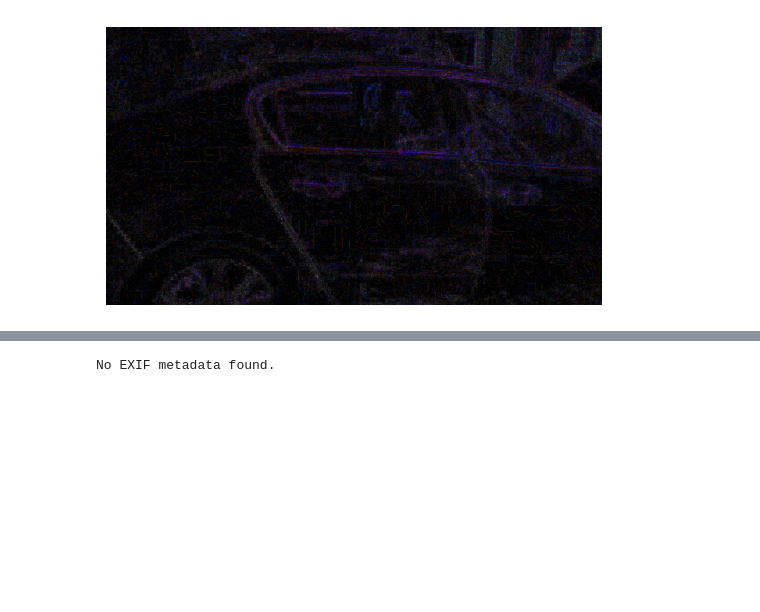
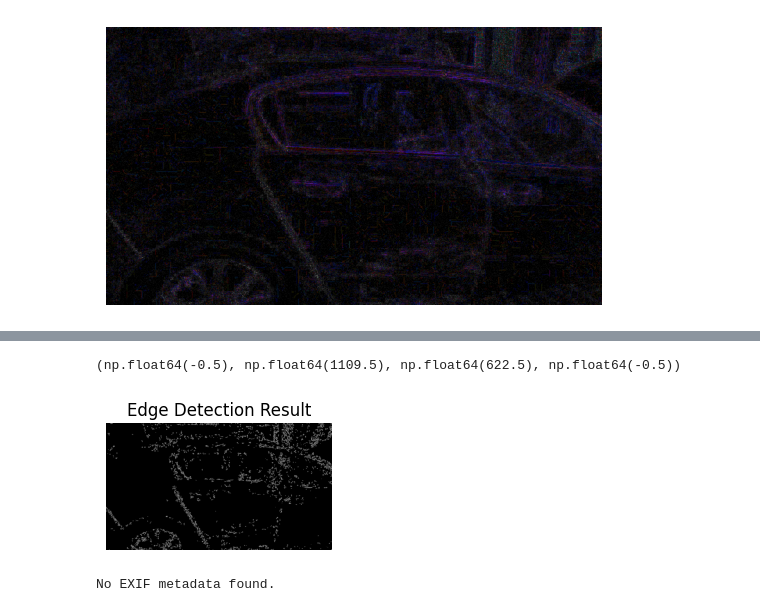
Before and after one commit to cniblock/image-manipulation-test, a Jupyter notebook: 01 - DataCollection.ipynb, the cells around one changed output, grey strips where cells are left out. Saved outputs shown, nothing was run; the diff lists cells and outputs as text; code cells hidden in the pictures; blank space fills up the shorter version.

Commit message:
edge detection result

```diff
--- a/01 - DataCollection.ipynb
+++ b/01 - DataCollection.ipynb
@@ -55,3 +55,12 @@ plt.axis('off')
 plt.show()
 # %% [output]
 [figure]
+# %%
+# Convert the ELA result to grayscale
+ela_img_gray = diff_img.convert('L')
+# %%
+# Convert the grayscale image to a numpy array for OpenCV
+ela_img_np = np.array(ela_img_gray)
+# %%
+# Apply Canny edge detection
+edges = cv2.Canny(ela_img_np, 100, 200)
@@ -57,0 +76,9 @@ plt.show()
+# %%
+# Display the edge-detected image
+plt.subplot(1, 2, 2)
+plt.imshow(edges, cmap='gray')
+plt.title("Edge Detection Result")
+plt.axis('off')
+# %% [output]
+(np.float64(-0.5), np.float64(1109.5), np.float64(622.5), np.float64(-0.5))
+[figure, added]
```
Also changed, not shown: parts of 2 cells of this notebook.
